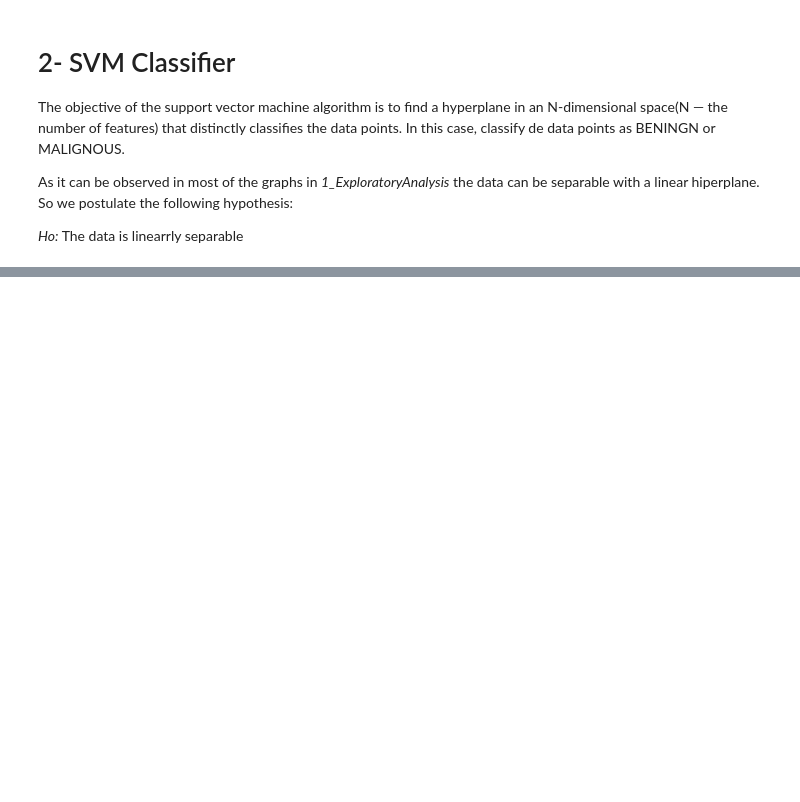
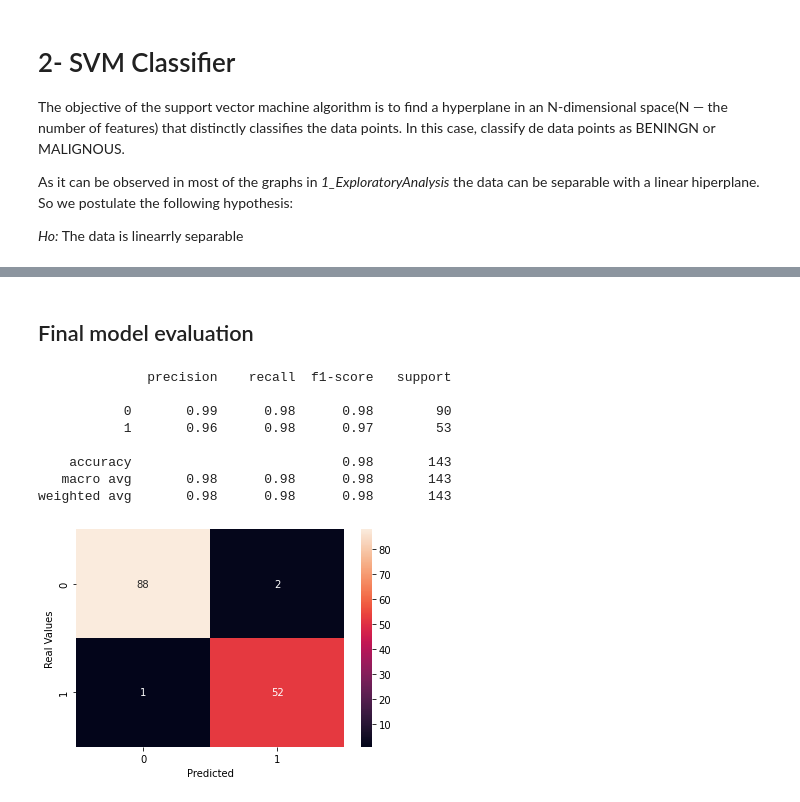
Before and after one commit to JulianDietrich97/BreastCancer, a Jupyter notebook: RandomForestClassifier.ipynb, the cells around one changed output, grey strips where cells are left out. Cells and saved outputs as stored; diff of their text form; code cells hidden in the pictures; blank space fills up the shorter version.

```diff
--- a/RandomForestClassifier.ipynb
+++ b/RandomForestClassifier.ipynb
@@ -336,5 +344,5 @@ grid = {
     'C':[0.01,0.1,1,10],
     'kernel' : ["linear","poly","sigmoid"],
     'degree' : [1,3,5,7],
-    'class_weight': balanced,
-    'gamma' : [0.01,1]
+    'class_weight': ['balanced'],
+    'gamma' : [0.01,1] }
@@ -356,7 +361,7 @@ f1_scorer = make_scorer(f1_score)
 stratified_cv = StratifiedKFold(n_splits=5, shuffle=True, random_state=42)
 
 # Create a RandomizedSearchCV object with stratified cross-validation
-svm_cv = RandomizedSearchCV(svm, grid, n_iter=10, cv=stratified_cv, scoring=f1_scorer)
+svm_cv = RandomizedSearchCV(svm, grid, n_iter=100, cv=stratified_cv, scoring=f1_scorer)
 
 # Fit the RandomizedSearchCV object to the training data
-svm_cv.fit(X_train, y_train)
+svm_cv.fit(X_train_scaled, y_train)
@@ -366,5 +382,0 @@ print("Best Parameters:", svm_cv.best_params_)
-# %%
-svm  = SVC ()
-svm_cv = GridSearchCV(svm, grid, cv = 5, scoring=f1)
-svm_cv.fit(X_train,y_train)
-print("Best Parameters:",svm_cv.best_params_)
@@ -388,0 +383,8 @@ STD: 0.018637580940342346
+# %%
+#Tuned model
+svm_tuned_model = SVC(kernel= 'linear',
+                                gamma= 0.01,
+                                degree= 1,
+                                class_weight= 'balanced',
+                                C= 0.1,
+                                random_state=99)
@@ -388,0 +433,22 @@ STD: 0.018637580940342346
+# %% [markdown]
+## Final model evaluation
+# %%
+svm_tuned_model.fit(X_train_scaled, y_train)
+
+y_pred=svm_tuned_model.predict(X_test_scaled)
+
+confusion_matrix_tuned = pd.crosstab(y_test, y_pred, rownames=['Real Values'], colnames=['Predicted'])
+sns.heatmap(confusion_matrix_tuned, annot=True)
+
+from sklearn.metrics import classification_report
+print(classification_report(y_test, y_pred))
+# %% [output]
+              precision    recall  f1-score   support
+
+           0       0.99      0.98      0.98        90
+           1       0.96      0.98      0.97        53
+
+    accuracy                           0.98       143
+   macro avg       0.98      0.98      0.98       143
+weighted avg       0.98      0.98      0.98       143
+[figure, added]
```
Also changed, not shown: parts of 17 cells of this notebook.
